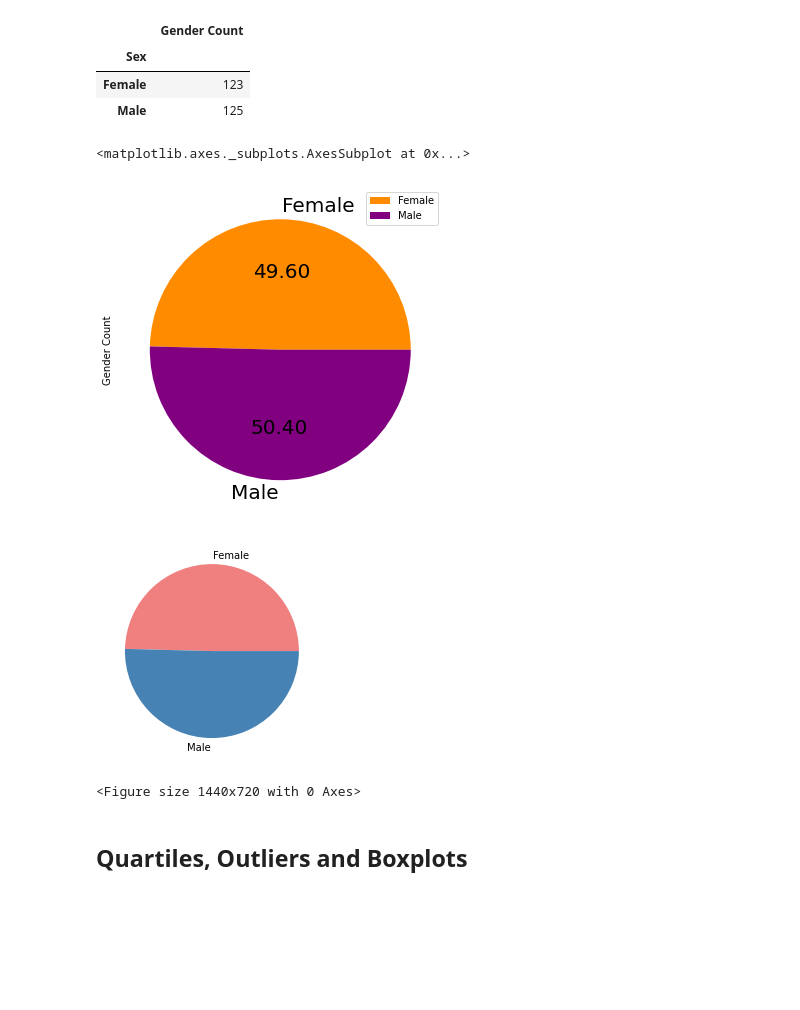
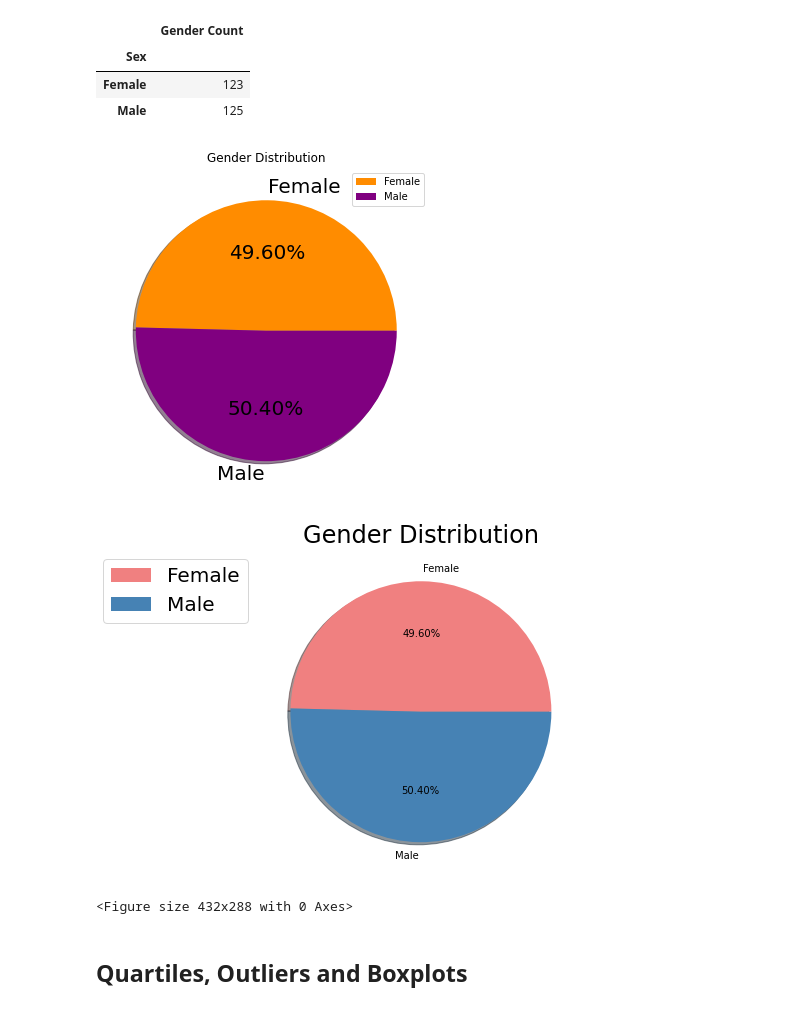
Before and after one commit to fisher1916/cancer-drug-study, a Jupyter notebook: pymaceuticals.ipynb, the cells around one changed output. Cells and saved outputs as stored; diff of their text form; code cells hidden in the pictures; blank space fills up the shorter version.

Commit message:
update pyma with remaining graph codes

```diff
--- a/pymaceuticals.ipynb
+++ b/pymaceuticals.ipynb
@@ -234,24 +225,35 @@ gender_df
 | Male | 125 |
 # %%
 # Generate a pie plot showing the distribution of female versus male mice using pandas
-gender_df.plot(kind="pie", y ="Gender Count", figsize=(6,6), labels=["Female", "Male"], colors=["darkorange","purple"], fontsize=20,autopct='%.2f')
+
+# DON'T REALLY UNDERSTAND AXES , AND THE WARNING I'M GETTING...
+# MOVE LEGEND
+
+gender_df.plot(kind="pie", y ="Gender Count", figsize=(6,6), labels=["Female", "Male"],
+               colors=["darkorange","purple"], autopct='%.2f%%', shadow= True, title="Gender Distribution",
+               fontsize=20)
+
+plt.axes().set_ylabel('')
+plt.savefig("Graphs/Panda_Gender_Count_Pie_Plot")
 # %% [output]
-<matplotlib.axes._subplots.AxesSubplot at 0x...>
-[figure, old version]
+[figure, new version]
 # %%
 # Generate a pie plot showing the distribution of female versus male mice using pyplot
 gender = study_data_df.groupby("Sex")["Mouse ID"].count()
-sizes=[gender]
 
-
+plt.figure(figsize=(6,6))
 labels= ["Female", "Male"]
 colors= ["lightcoral", "steelblue"]
-plt.pie(gender, labels=labels, colors=colors)
-plt.figure(figsize=(20,10))
-plt.title
+
+plt.pie(gender, colors=colors, autopct='%.2f%%', shadow= True, labels=labels)
+plt.rcParams['font.size']= 20.0
+plt.title("Gender Distribution")
+plt.legend(labels, bbox_to_anchor=(0,1),loc="upper right")
+plt.subplots_adjust(right=3)
 plt.show()
+plt.savefig("Graphs/Pyplot_Gender_Count_Pie_Plot")
 # %% [output]
-[figure, old version]
+[figure, new version]
-<Figure size 1440x720 with 0 Axes>
+<Figure size 432x288 with 0 Axes>
 # %% [markdown]
 ## Quartiles, Outliers and Boxplots
```
Also changed, not shown: parts of 17 cells of this notebook, 4 other files.
